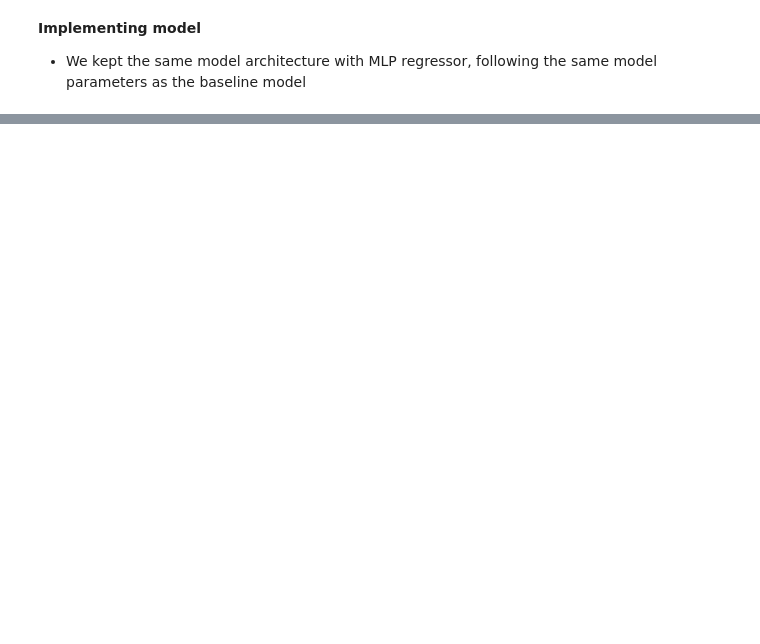
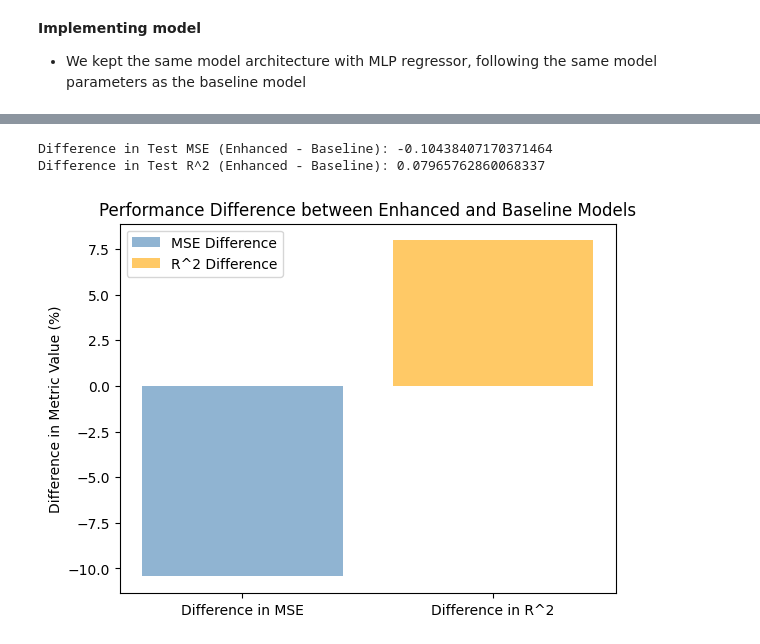
Before and after one commit to xplj5935-uol/california-house-prices, a Jupyter notebook: Workflow 1-3.ipynb, the cells around one changed output, grey strips where cells are left out. Cells and saved outputs as stored; diff of their text form; code cells hidden in the pictures; blank space fills up the shorter version.

Commit message:
add markdown and visualization

```diff
--- a/Workflow 1-3.ipynb
+++ b/Workflow 1-3.ipynb
@@ -273,6 +320,23 @@ else:
 # %%
 #Calculating the differences in performance metrics for both models
-mse_diff = test_mse - test_mse_graph
+mse_diff = test_mse_graph - test_mse
 r2_diff = test_r2_graph - test_r2
-print(f"Difference in Test MSE (Baseline - Enhanced): {mse_diff}")
-print(f"Difference in Test R^2 (Baseline - Enhanced): {r2_diff}")
+print(f"Difference in Test MSE (Enhanced - Baseline): {mse_diff}")
+print(f"Difference in Test R^2 (Enhanced - Baseline): {r2_diff}")
+# %% [output]
+Difference in Test MSE (Enhanced - Baseline): -0.10438407170371464
+Difference in Test R^2 (Enhanced - Baseline): 0.07965762860068337
+# %%
+#plotting the performance comparison of the two models
+mse_diff_pct = mse_diff*100
+r2_diff_pct = r2_diff*100
+x = range(100)
+
+plt.bar(x = 'Difference in MSE', height=mse_diff_pct, alpha = 0.6, label = 'MSE Difference', color='steelblue')
+plt.bar(x = 'Difference in R^2', height=r2_diff_pct, alpha = 0.6, label = 'R^2 Difference', color='orange')
+plt.title('Performance Difference between Enhanced and Baseline Models')
+plt.ylabel('Difference in Metric Value (%)')
+plt.legend()
+plt.show()
+# %% [output]
+[figure, added]
```
Also changed, not shown: parts of 18 cells of this notebook, 1 other file.
